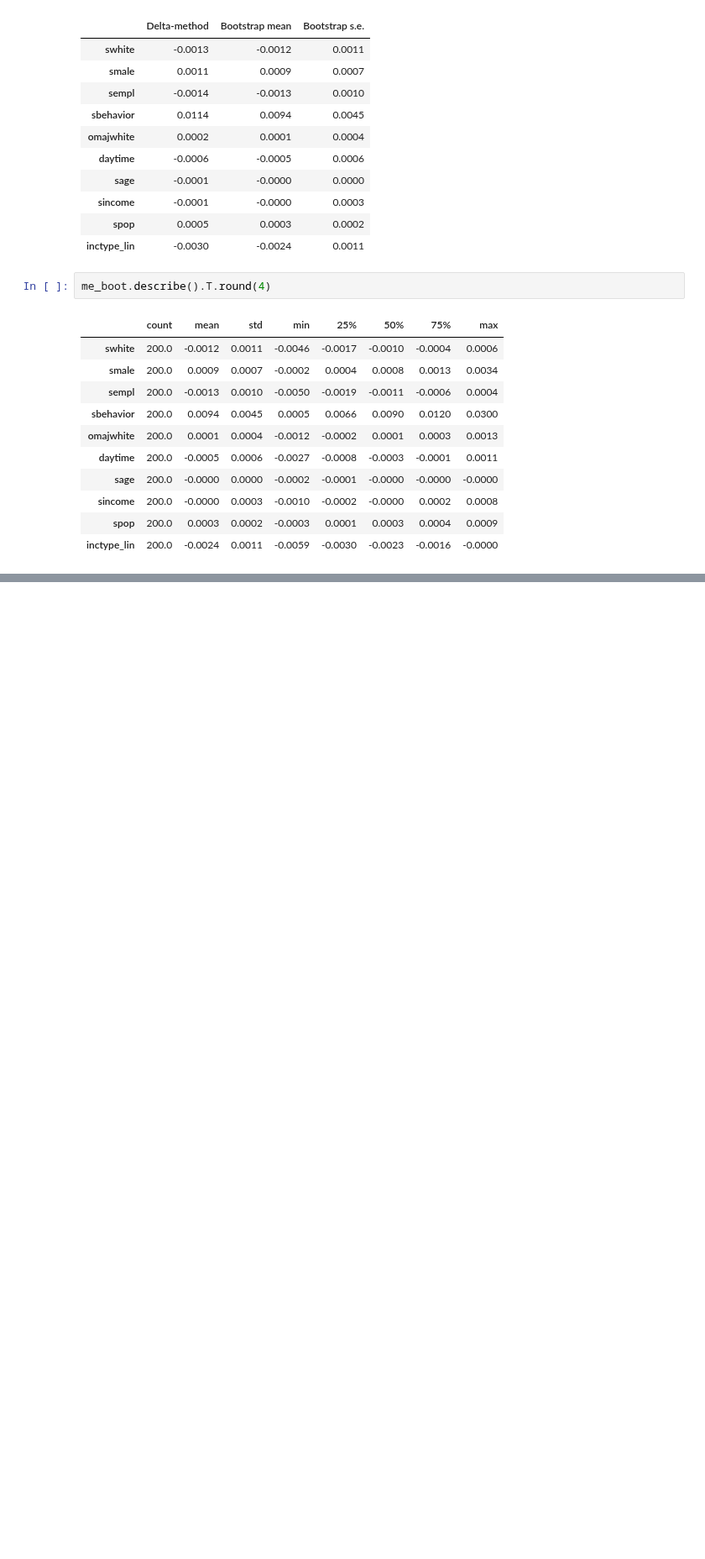
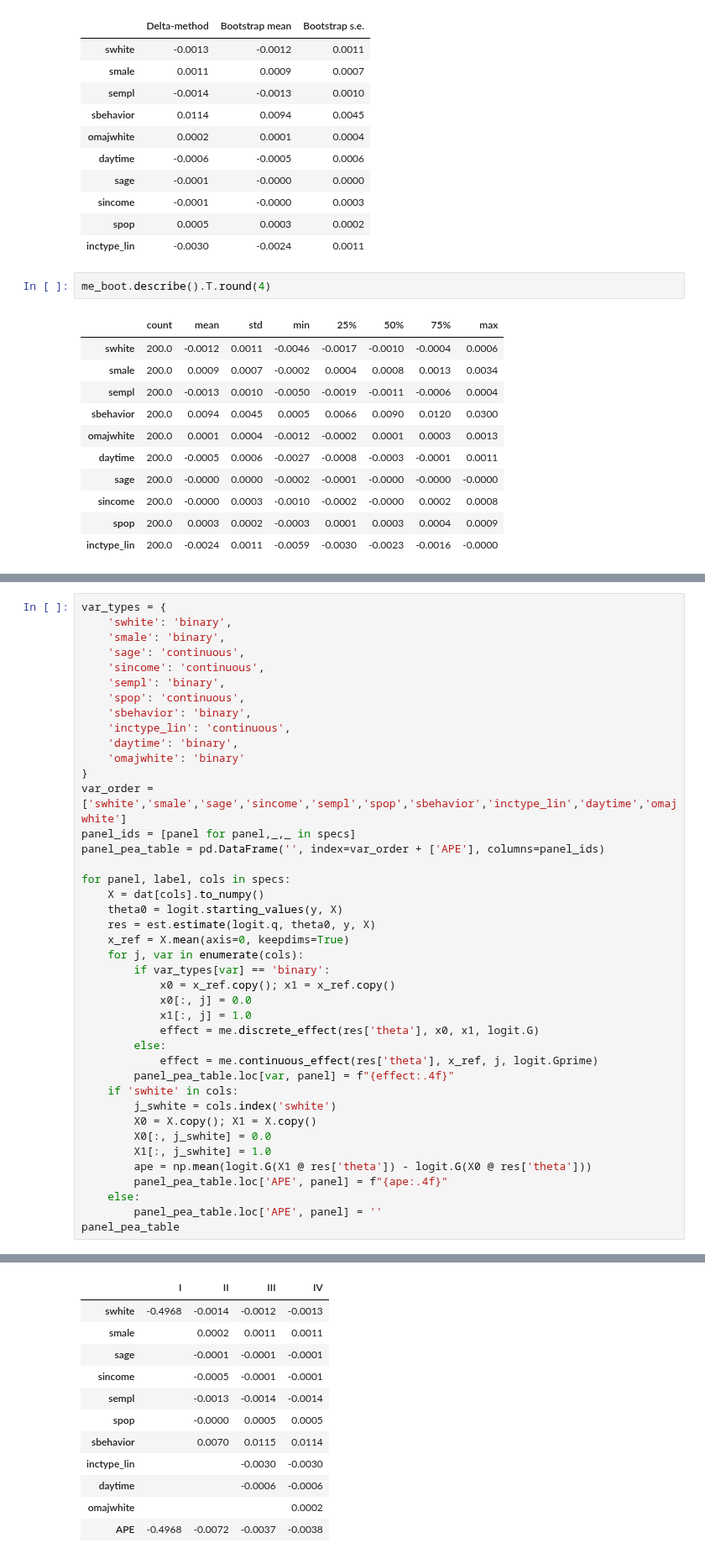
Before and after one commit to sgv491/AED, a Jupyter notebook: Project 3/Assigment3.ipynb, the cells around one changed output, grey strips where cells are left out. Shown at 84% size. Drawn from its saved outputs; the diff is of its cells as text; blank space fills up the shorter version.

```diff
--- a/Project 3/Assigment3.ipynb
+++ b/Project 3/Assigment3.ipynb
@@ -568,0 +685,42 @@ me_boot.describe().T.round(4)
+# %%
+var_types = {
+    'swhite': 'binary',
+    'smale': 'binary',
+    'sage': 'continuous',
+    'sincome': 'continuous',
+    'sempl': 'binary',
+    'spop': 'continuous',
+    'sbehavior': 'binary',
+    'inctype_lin': 'continuous',
+    'daytime': 'binary',
+    'omajwhite': 'binary'
+}
+var_order = ['swhite','smale','sage','sincome','sempl','spop','sbehavior','inctype_lin','daytime','omajwhite']
+panel_ids = [panel for panel,_,_ in specs]
+panel_pea_table = pd.DataFrame('', index=var_order + ['APE'], columns=panel_ids)
+
+for panel, label, cols in specs:
+    X = dat[cols].to_numpy()
+    theta0 = logit.starting_values(y, X)
+    res = est.estimate(logit.q, theta0, y, X)
+    x_ref = X.mean(axis=0, keepdims=True)
+    for j, var in enumerate(cols):
+        if var_types[var] == 'binary':
+            x0 = x_ref.copy(); x1 = x_ref.copy()
+            x0[:, j] = 0.0
+            x1[:, j] = 1.0
+            effect = me.discrete_effect(res['theta'], x0, x1, logit.G)
+        else:
+            effect = me.continuous_effect(res['theta'], x_ref, j, logit.Gprime)
+        panel_pea_table.loc[var, panel] = f"{effect:.4f}"
+    if 'swhite' in cols:
+        j_swhite = cols.index('swhite')
+        X0 = X.copy(); X1 = X.copy()
+        X0[:, j_swhite] = 0.0
+        X1[:, j_swhite] = 1.0
+        ape = np.mean(logit.G(X1 @ res['theta']) - logit.G(X0 @ res['theta']))
+        panel_pea_table.loc['APE', panel] = f"{ape:.4f}"
+    else:
+        panel_pea_table.loc['APE', panel] = ''
+panel_pea_table
+# %% [output]
@@ -568,0 +747,12 @@ me_boot.describe().T.round(4)
+|  | I | II | III | IV |
+| swhite | -0.4968 | -0.0014 | -0.0012 | -0.0013 |
+| smale |  | 0.0002 | 0.0011 | 0.0011 |
+| sage |  | -0.0001 | -0.0001 | -0.0001 |
+| sincome |  | -0.0005 | -0.0001 | -0.0001 |
+| sempl |  | -0.0013 | -0.0014 | -0.0014 |
+| spop |  | -0.0000 | 0.0005 | 0.0005 |
+| sbehavior |  | 0.0070 | 0.0115 | 0.0114 |
+| inctype_lin |  |  | -0.0030 | -0.0030 |
+| daytime |  |  | -0.0006 | -0.0006 |
+| omajwhite |  |  |  | 0.0002 |
+| APE | -0.4968 | -0.0072 | -0.0037 | -0.0038 |
```
Also changed, not shown: parts of 4 cells of this notebook.
